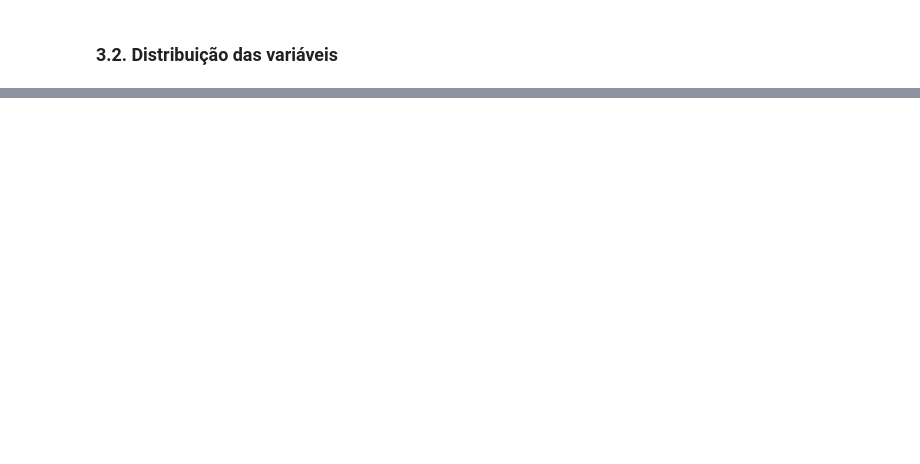
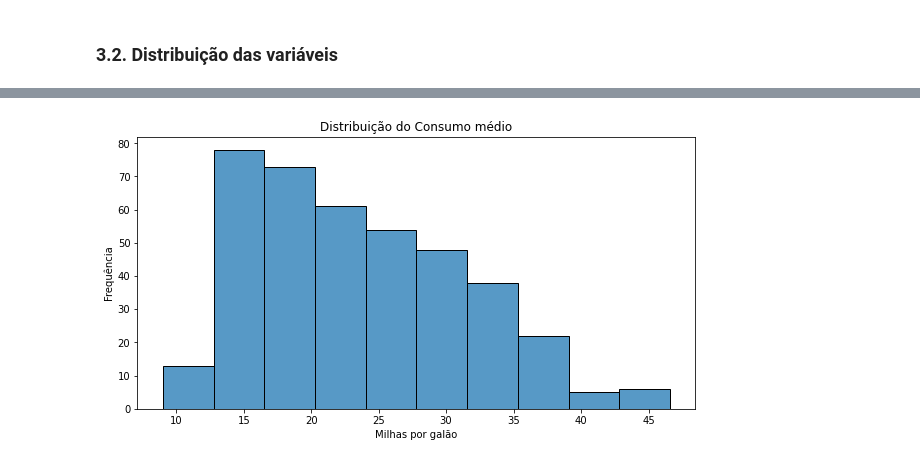
Before and after one commit to bruna-calistrate/AdvancedStatistics-Course, a Jupyter notebook: PyrhonStatistics.ipynb, the cells around one changed output, grey strips where cells are left out. Saved outputs shown, nothing was run; the diff lists cells and outputs as text; code cells hidden in the pictures; blank space fills up the shorter version.

```diff
--- a/PyrhonStatistics.ipynb
+++ b/PyrhonStatistics.ipynb
@@ -145,7 +194,7 @@ desc_null(df[num], percentiles=True)
 # %% [markdown]
 #### 3.1.3. Variável resposta
 # %%
-resp = ['mpg']
+resp = 'mpg'
 
 df[resp].head()
 # %% [output]
@@ -223,0 +227,6 @@ histplot(data=df[cat],
+# %%
+histplot(data=df, x=resp,
+         ylabel='Frequência', xlabel='Milhas por galão',
+         title='Distribuição do Consumo médio')
+# %% [output]
+[figure, added]
```
Also changed, not shown: parts of 7 cells of this notebook.
